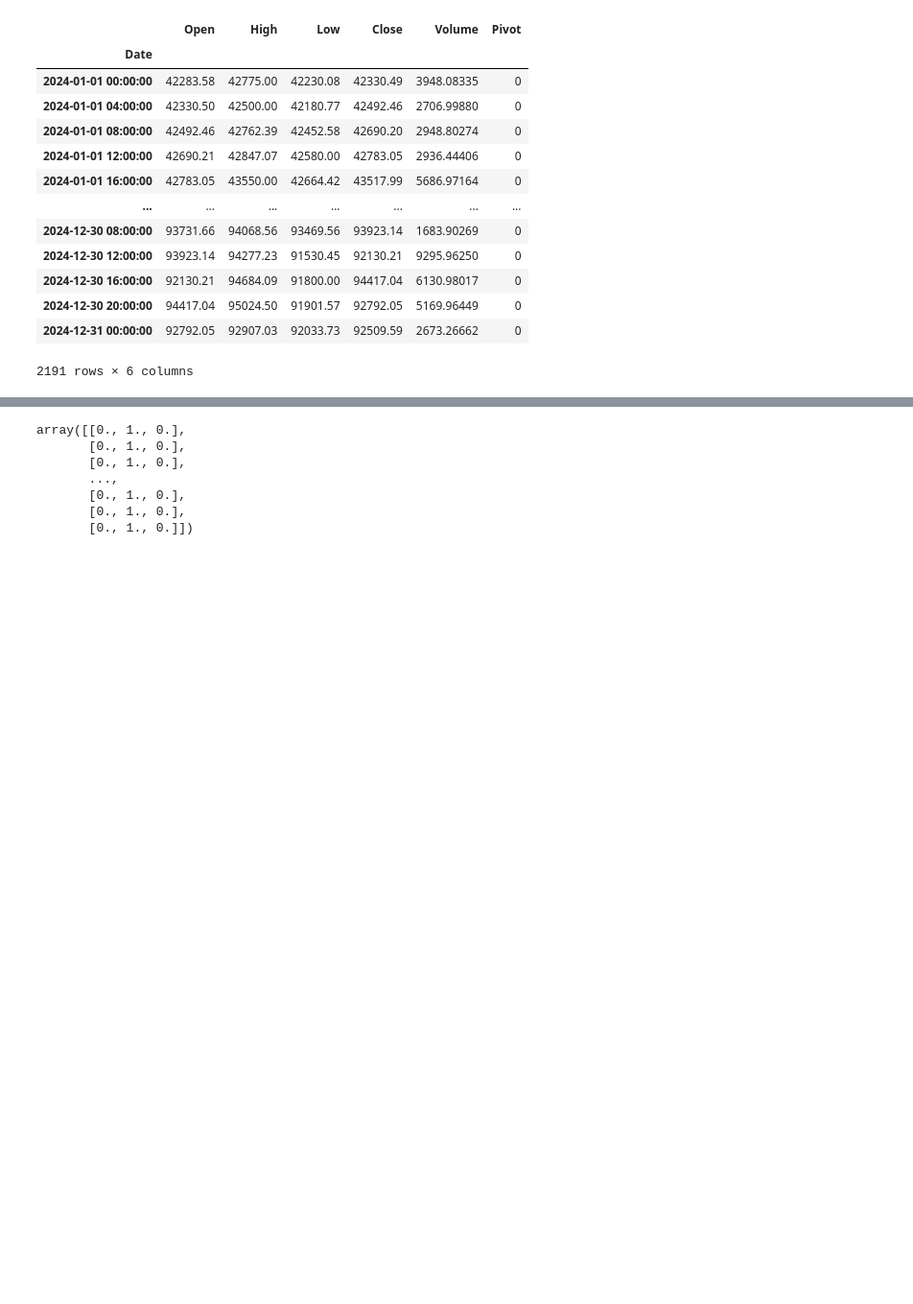
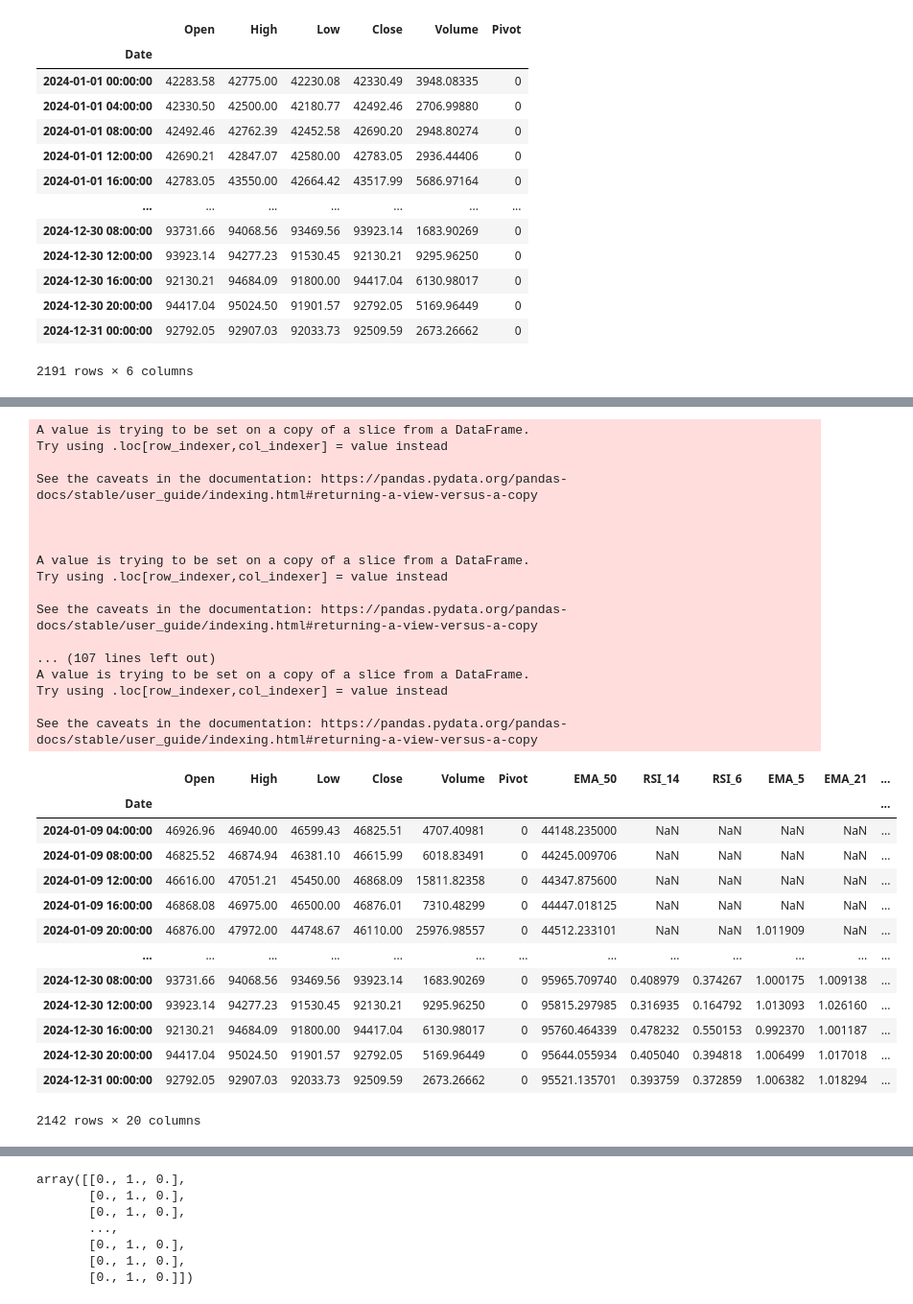
Before and after one commit to ifeLight/ml-bot, a Jupyter notebook: binance.ipynb, the cells around one changed output, grey strips where cells are left out. Shown: that part at 96% size. Cells and saved outputs as stored; diff of their text form; code cells hidden in the pictures; blank space fills up the shorter version.

```diff
--- a/binance.ipynb
+++ b/binance.ipynb
@@ -273,0 +278,42 @@ dtype: float64
+# %%
+# # Add technical indicators
+add_scaled_rsi(data, 14)
+add_scaled_rsi(data, 6)
+add_scaled_ema(data, 5)
+add_scaled_ema(data, 21)
+add_scaled_sma(data, 50)
+add_scaled_macd(data)
+add_scaled_bbands(data)
+data
+# %% [output]
+A value is trying to be set on a copy of a slice from a DataFrame.
+Try using .loc[row_indexer,col_indexer] = value instead
+
+See the caveats in the documentation: https://pandas.pydata.org/pandas-docs/stable/user_guide/indexing.html#returning-a-view-versus-a-copy
+
+
+
+A value is trying to be set on a copy of a slice from a DataFrame.
+Try using .loc[row_indexer,col_indexer] = value instead
+
+See the caveats in the documentation: https://pandas.pydata.org/pandas-docs/stable/user_guide/indexing.html#returning-a-view-versus-a-copy
+
+... (107 lines left out)
+A value is trying to be set on a copy of a slice from a DataFrame.
+Try using .loc[row_indexer,col_indexer] = value instead
+
+See the caveats in the documentation: https://pandas.pydata.org/pandas-docs/stable/user_guide/indexing.html#returning-a-view-versus-a-copy
+|  | Open | High | Low | Close | Volume | Pivot | EMA_50 | RSI_14 | RSI_6 | EMA_5 | EMA_21 | ... |
+| Date |  |  |  |  |  |  |  |  |  |  |  | ... |
+| 2024-01-09 04:00:00 | 46926.96 | 46940.00 | 46599.43 | 46825.51 | 4707.40981 | 0 | 44148.235000 | NaN | NaN | NaN | NaN | ... |
+| 2024-01-09 08:00:00 | 46825.52 | 46874.94 | 46381.10 | 46615.99 | 6018.83491 | 0 | 44245.009706 | NaN | NaN | NaN | NaN | ... |
+| 2024-01-09 12:00:00 | 46616.00 | 47051.21 | 45450.00 | 46868.09 | 15811.82358 | 0 | 44347.875600 | NaN | NaN | NaN | NaN | ... |
+| 2024-01-09 16:00:00 | 46868.08 | 46975.00 | 46500.00 | 46876.01 | 7310.48299 | 0 | 44447.018125 | NaN | NaN | NaN | NaN | ... |
+| 2024-01-09 20:00:00 | 46876.00 | 47972.00 | 44748.67 | 46110.00 | 25976.98557 | 0 | 44512.233101 | NaN | NaN | 1.011909 | NaN | ... |
+| ... | ... | ... | ... | ... | ... | ... | ... | ... | ... | ... | ... | ... |
+| 2024-12-30 08:00:00 | 93731.66 | 94068.56 | 93469.56 | 93923.14 | 1683.90269 | 0 | 95965.709740 | 0.408979 | 0.374267 | 1.000175 | 1.009138 | ... |
+| 2024-12-30 12:00:00 | 93923.14 | 94277.23 | 91530.45 | 92130.21 | 9295.96250 | 0 | 95815.297985 | 0.316935 | 0.164792 | 1.013093 | 1.026160 | ... |
+| 2024-12-30 16:00:00 | 92130.21 | 94684.09 | 91800.00 | 94417.04 | 6130.98017 | 0 | 95760.464339 | 0.478232 | 0.550153 | 0.992370 | 1.001187 | ... |
+| 2024-12-30 20:00:00 | 94417.04 | 95024.50 | 91901.57 | 92792.05 | 5169.96449 | 0 | 95644.055934 | 0.405040 | 0.394818 | 1.006499 | 1.017018 | ... |
+| 2024-12-31 00:00:00 | 92792.05 | 92907.03 | 92033.73 | 92509.59 | 2673.26662 | 0 | 95521.135701 | 0.393759 | 0.372859 | 1.006382 | 1.018294 | ... |
+2142 rows × 20 columns
```
Also changed, not shown: parts of 19 cells of this notebook.
